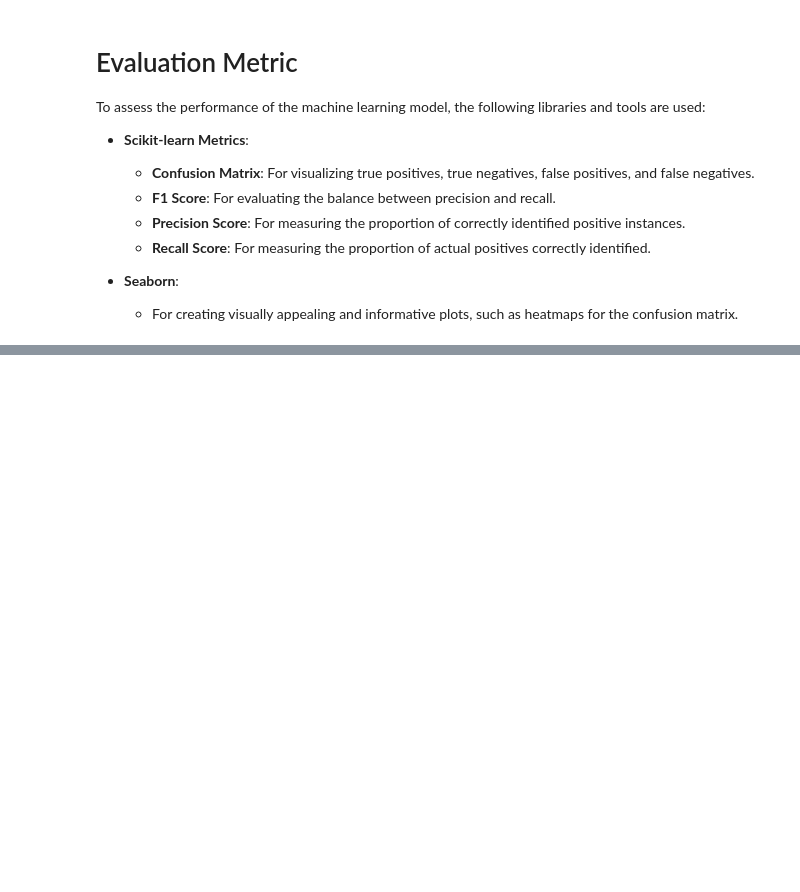
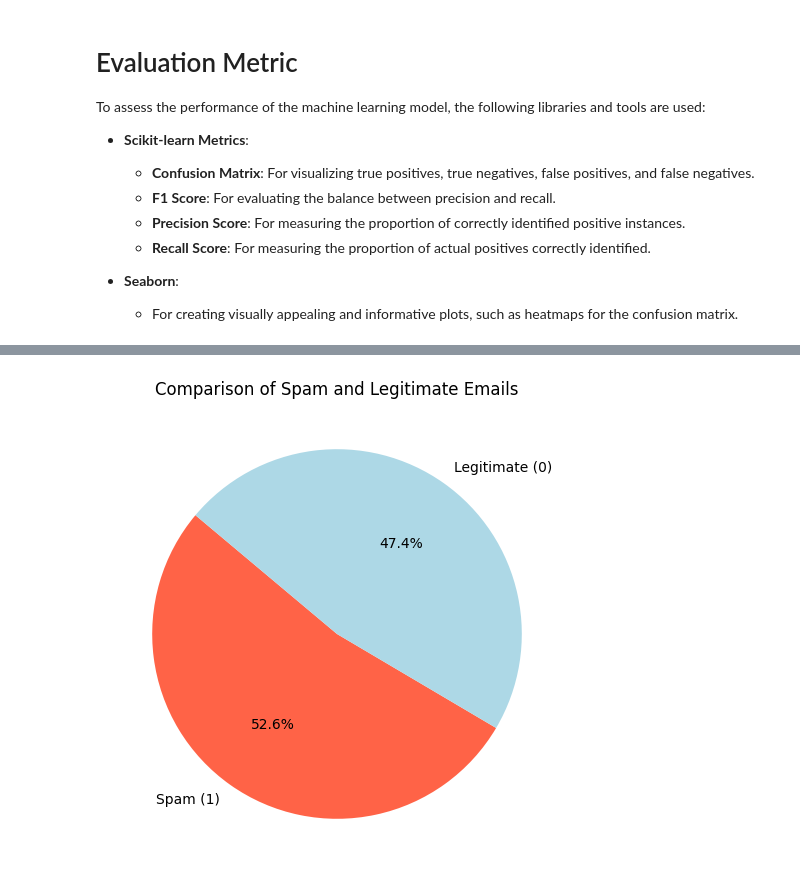
Before and after one commit to sergio11/spam_email_classifier_lstm, a Jupyter notebook: Spam_Email_Classification.ipynb, the cells around one changed output, grey strips where cells are left out. Saved outputs shown, nothing was run; the diff lists cells and outputs as text; code cells hidden in the pictures; blank space fills up the shorter version.

```diff
--- a/Spam_Email_Classification.ipynb
+++ b/Spam_Email_Classification.ipynb
@@ -132,0 +178,2 @@ import seaborn as sns
+# %%
+df['text'] = df['text'].str.lower()
@@ -132,0 +184,5 @@ import seaborn as sns
+# %%
+def remove_special_characters(word):
+    return word.translate(str.maketrans('', '', string.punctuation))
+
+df['text'] = df['text'].apply(remove_special_characters)
@@ -132,0 +193,15 @@ import seaborn as sns
+# %%
+# Define stop-words in English
+ENGLISH_STOP_WORDS = set(stopwords.words('english'))
+
+def remove_stop_words(words):
+    return [word for word in words if word not in ENGLISH_STOP_WORDS]
+
+# Tokenize the text
+df['text'] = df['text'].apply(word_tokenize)
+
+# Remove stop words
+df['text'] = df['text'].apply(remove_stop_words)
+
+# Rejoin words for EDA
+df['text'] = df['text'].apply(' '.join)
@@ -132,0 +212,5 @@ import seaborn as sns
+# %%
+def remove_hyperlink(word):
+    return re.sub(r"http\S+", "", word)
+
+df['text'] = df['text'].apply(remove_hyperlink)
@@ -132,0 +298,11 @@ import seaborn as sns
+# %%
+# Count the number of spam and legitimate emails
+email_counts = df['label'].value_counts()
+
+# Plotting
+plt.figure(figsize=(8, 6))
+plt.pie(email_counts, labels=['Spam (1)', 'Legitimate (0)'], autopct='%1.1f%%', startangle=140, colors=['tomato', 'lightblue'])
+plt.title('Comparison of Spam and Legitimate Emails')
+plt.show()
+# %% [output]
+[figure, added]
```
Also changed, not shown: parts of 25 cells of this notebook.
